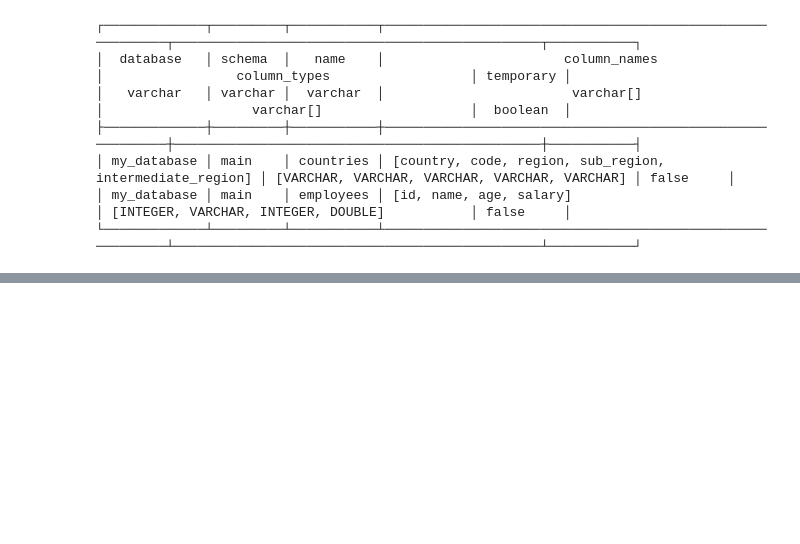
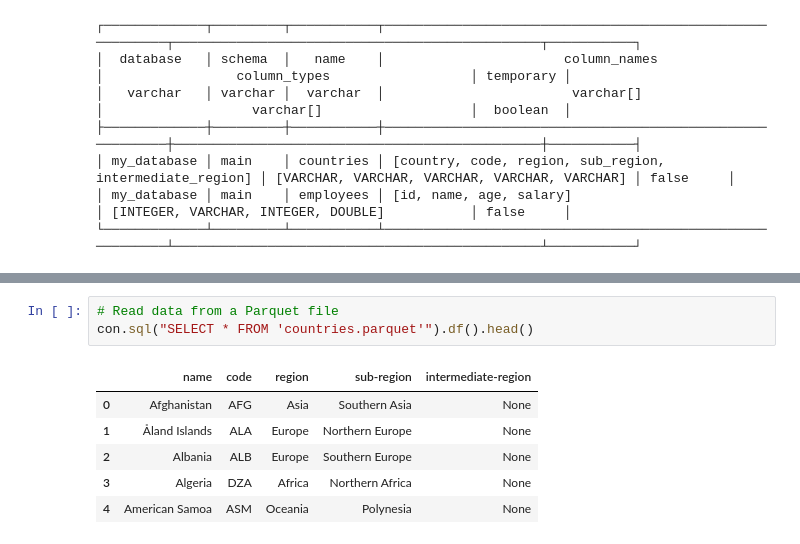
Before and after one commit to sergiorgiraldo/DataScience-Showcase, a Jupyter notebook: duckdb/main.ipynb, the cells around one changed output, grey strips where cells are left out. Drawn from its saved outputs; the diff is of its cells as text; blank space fills up the shorter version.

```diff
--- a/duckdb/main.ipynb
+++ b/duckdb/main.ipynb
@@ -128,0 +271,10 @@ con.sql('SELECT * FROM countries;')
+# %%
+# Read data from a Parquet file
+con.sql("SELECT * FROM 'countries.parquet'").df().head()
+# %% [output]
+|  | name | code | region | sub-region | intermediate-region |
+| 0 | Afghanistan | AFG | Asia | Southern Asia | None |
+| 1 | Åland Islands | ALA | Europe | Northern Europe | None |
+| 2 | Albania | ALB | Europe | Southern Europe | None |
+| 3 | Algeria | DZA | Africa | Northern Africa | None |
+| 4 | American Samoa | ASM | Oceania | Polynesia | None |
```
Also changed, not shown: parts of 13 cells of this notebook, 3 other files.
